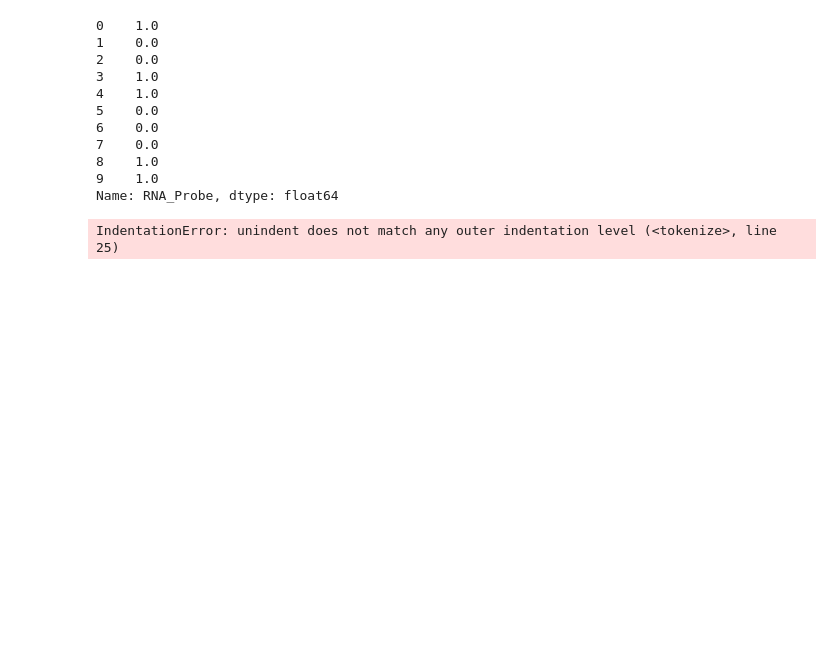
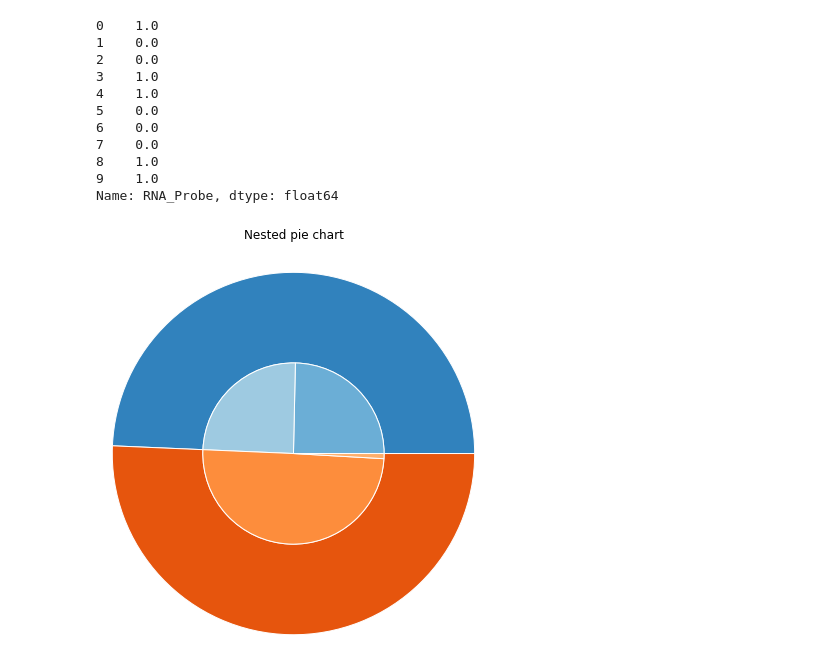
Before and after one commit to HeikeModest/Med_Data_Analysis, a Jupyter notebook: notebooks/read_data.ipynb, the cells around one changed output. Cells and saved outputs as stored; diff of their text form; code cells hidden in the pictures; blank space fills up the shorter version.

```diff
--- a/notebooks/read_data.ipynb
+++ b/notebooks/read_data.ipynb
@@ -65,34 +105,32 @@ outer_colors = cmap(np.arange(6)*4)
 inner_colors = cmap(np.array([1, 2, 5, 6, 9,
                               10, 12, 13, 15,
                               17, 18, 20 ]))
-#[1, 2, 5, 6, 9,
-                              10, 12, 13, 15,
-                              17, 18, 20 ]
+
 
 fig, ax = plt.subplots(figsize =(10, 7),
                        subplot_kw = dict(polar = True))
 
 ax.bar(x = left[:, 0],
        width = norm.sum(axis = 1),
        bottom = 1-size,
        height = size,
        color = outer_colors,
        edgecolor ='w',
        linewidth = 1,
        align ="edge")
 
 ax.bar(x = left.flatten(),
        width = norm.flatten(),
        bottom = 1-2 * size,
        height = size,
        color = inner_colors,
        edgecolor ='w',
        linewidth = 1,
        align ="edge")
 
 ax.set(title ="Nested pie chart")
 ax.set_axis_off()
 
 plt.show()
 # %% [output]
-IndentationError: unindent does not match any outer indentation level (<tokenize>, line 25)
+[figure, added]
```
Also changed, not shown: parts of 9 cells of this notebook, 2 other files.
